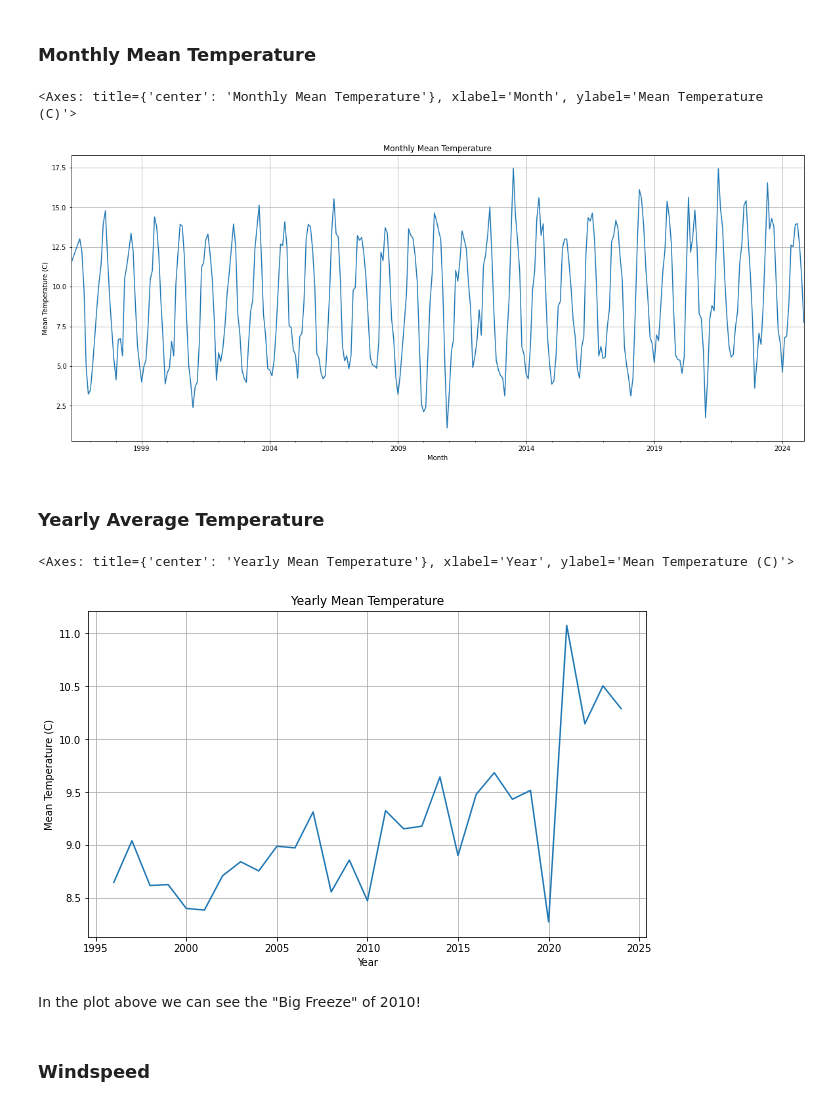
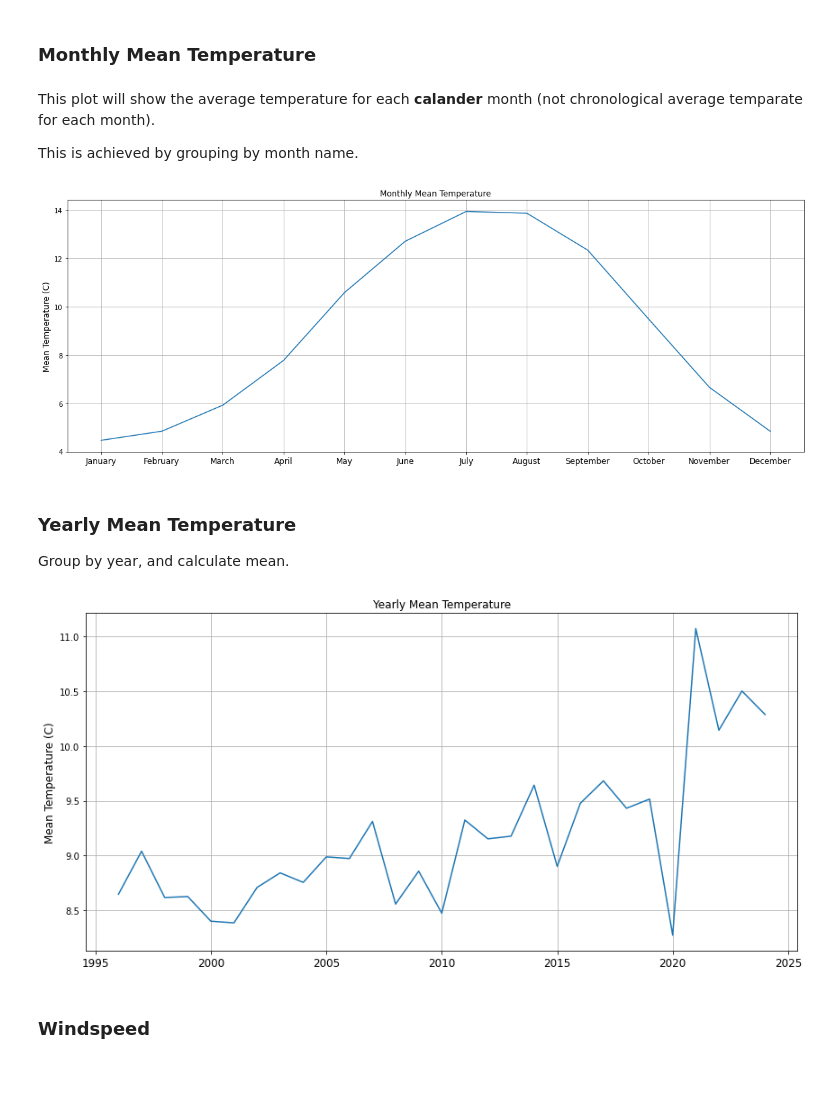
Before and after one commit to holmstead/PFDA, a Jupyter notebook: assignments/assignment_6_Weather.ipynb, the cells around one changed output. Saved outputs shown, nothing was run; the diff lists cells and outputs as text; code cells hidden in the pictures; blank space fills up the shorter version.

```diff
--- a/assignments/assignment_6_Weather.ipynb
+++ b/assignments/assignment_6_Weather.ipynb
@@ -257,36 +253,65 @@ monthly_mean_temp = df.groupby(df['date'].dt.to_period('M'))['temp'].mean()
+# %% [markdown]
+This plot will show the average temperature for each **calander** month (not chronological average temparate for each month).
+
+This is achieved by grouping by month name.
+# %%
+# Add a new column to dataframe with the month name
+df['month_name'] = df['date'].dt.month_name()
+
+# Group by month name and calculate the mean temperature
+monthly_mean_temp = df.groupby('month_name')['temp'].mean()
+
+# To ensure proper order of months, sort by the month number
+monthly_mean_temp = monthly_mean_temp.reindex(
+    ['January', 'February', 'March', 'April', 'May', 'June',
+     'July', 'August', 'September', 'October', 'November', 'December']
+)
 # %%
 # Plot the monthly mean temperature
-monthly_mean_temp.plot(
-    kind='line',
-    title='Monthly Mean Temperature',
-    xlabel='Month',
-    ylabel='Mean Temperature (C)',
-    figsize=(20, 8),
-    grid=True
-    )
+plt.figure(figsize=(16, 6))
+
+monthly_mean_temp.plot(kind='line')
+
+# Adding title and labels
+plt.title('Monthly Mean Temperature')
+plt.xlabel('') # Hides x label
+plt.ylabel('Mean Temperature (C)', fontsize=12)
+
+# Set x-axis to show every month explicitly
+plt.xticks(
+    range(len(monthly_mean_temp)),
+    monthly_mean_temp.index,
+    fontsize=12
+)
+
+plt.grid(True)
+plt.tight_layout()
 # %% [output]
-<Axes: title={'center': 'Monthly Mean Temperature'}, xlabel='Month', ylabel='Mean Temperature (C)'>
-[figure, old version]
+[figure, new version]
-# %% [markdown]
-### Yearly Average Temperature
+# %% [markdown]
+### Yearly Mean Temperature
+
+Group by year, and calculate mean.
 # %%
 # Group by the year and get the mean temperature
 yearly_mean_temp = df.groupby(df['date'].dt.year)['temp'].mean()
 # %%
+# Plot the monthly mean temperature
+plt.figure(figsize=(12, 6))
+
 # Plot the yearly mean temperature
-yearly_mean_temp.plot(
-    kind='line',
-    title='Yearly Mean Temperature',
-    xlabel='Year',
-    ylabel='Mean Temperature (C)',
-    figsize=(10, 6),
-    grid=True
-    )
+yearly_mean_temp.plot(kind='line')
+
+# Add title and labels
+plt.title('Yearly Mean Temperature')
+plt.xlabel('')
+plt.ylabel('Mean Temperature (C)', fontsize=12)
+plt.xticks(fontsize=12)
+
+plt.grid(True)
+plt.tight_layout()
 # %% [output]
-<Axes: title={'center': 'Yearly Mean Temperature'}, xlabel='Year', ylabel='Mean Temperature (C)'>
-[figure, old version]
+[figure, new version]
-# %% [markdown]
-In the plot above we can see the "Big Freeze" of 2010!
 # %% [markdown]
 ### Windspeed
 # %%
```
Also changed, not shown: parts of 22 cells of this notebook.
